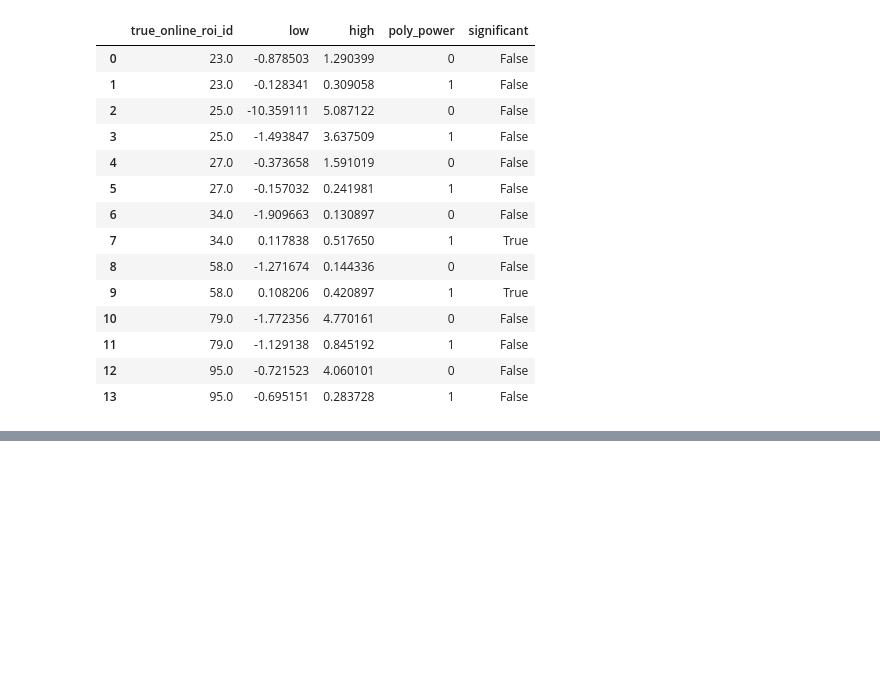
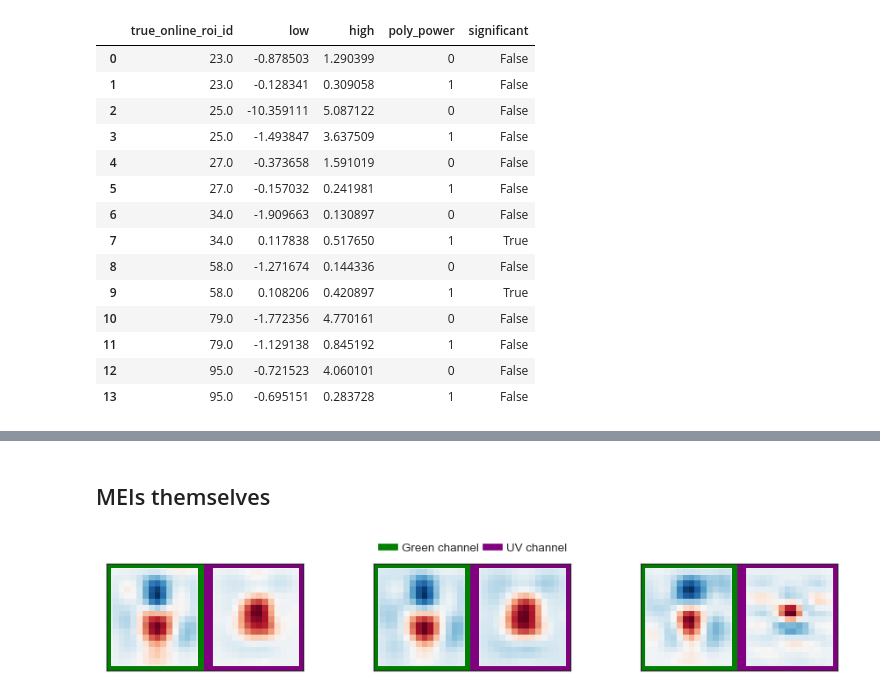
Before and after one commit to SamuelSuhai/model_in_the_loop, a Jupyter notebook: thesis/code/analysis_closed_loop_experiments/rf_mei_test/optstim_test.ipynb, the cells around one changed output, grey strips where cells are left out. Drawn from its saved outputs; the diff is of its cells as text; code cells hidden in the pictures; blank space fills up the shorter version.

```diff
--- a/thesis/code/analysis_closed_loop_experiments/rf_mei_test/optstim_test.ipynb
+++ b/thesis/code/analysis_closed_loop_experiments/rf_mei_test/optstim_test.ipynb
@@ -288,0 +291,3 @@ analyzing for type 95.0
+# %%
+optsim_field_kes = (Field() & (StimulusPresentationInfo() & "stim_name='optstim'")).proj().fetch(as_dict=True)
+optsim_field_kes
@@ -288,0 +348,61 @@ analyzing for type 95.0
+# %% [markdown]
+## MEIs themselves
+# %%
+sel_rois = [27,58,79] #[27,58,25]
+# %%
+# get spatial kerns for rois
+def fetch_kernels(roi_ids: List[int],df:pd.DataFrame,return_by_channels: bool =True,type_="spatial") -> np.ndarray:
+    assert type_ in ["spatial","temporal"], "type_ must be either 'spatial' or 'temporal'"
+
+    all_kerns = []
+    for roi in roi_ids:
+
+
+        kerns = df[(df["true_online_roi_id"] == roi) & \
+            (df["stim_type"].apply(lambda str_: int(str_.split("_")[1])) == roi)]
+        all_kerns.append(kerns[f"{type_}_kernels"].item())
+
+    all_kerns = np.asarray(all_kerns)
+    assert all_kerns.shape[0] == len(roi_ids), f"Mismatch in number of ROI IDs and kernels fetched : {len(roi_ids)} vs {kerns.shape[0]}"
+    assert all_kerns.shape[1] == 2, "Each kernel entry must be a list of two arrays (for two channels)"
+
+    if return_by_channels:
+
+        # now first dim is channel, second is roi id
+        all_kerns = all_kerns.transpose((1,0,  *list(range(2,all_kerns.ndim))))
+    return all_kerns
+
+
+# fetch spatial kernels for roi 27,58,25
+spatial_kernels = fetch_kernels(sel_rois,model_true_df1,return_by_channels=True)
+
+fig,ax = plt.subplots(1,3,figsize=plotter.figsize_from_frac(1,1/6))
+
+
+ax = pu.plot_2d_array_comparison(
+    array1=spatial_kernels[0],
+    array2=spatial_kernels[1],
+    axes=ax,
+    array_colors = ("green","purple"),
+    norm_type="joint",
+    gap_width=1
+)
+
+# add legend
+from matplotlib.patches import Patch
+
+legend_elements = [
+Patch(facecolor="green", label='Green channel'),
+Patch(facecolor="purple", label='UV channel'),
+]
+
+ax[1].legend(handles=legend_elements,
+        loc='lower center',
+        bbox_to_anchor=(0.5, 1.07),
+        ncol=len(legend_elements),
+        frameon=False
+        )
+
+plotter.tight_layout()
+# %% [output]
+[figure, added]
```
Also changed, not shown: parts of 19 cells of this notebook, 6 other files.
